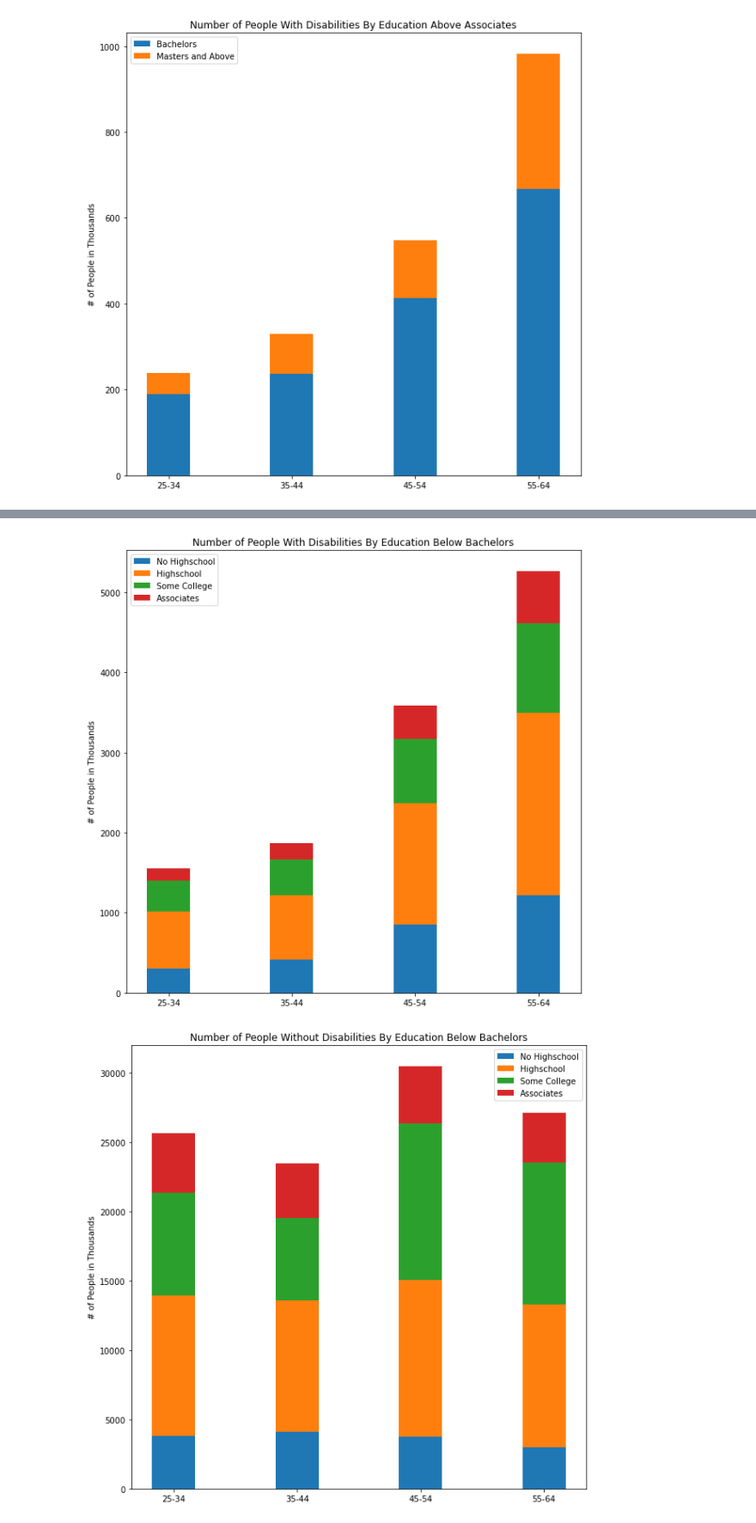
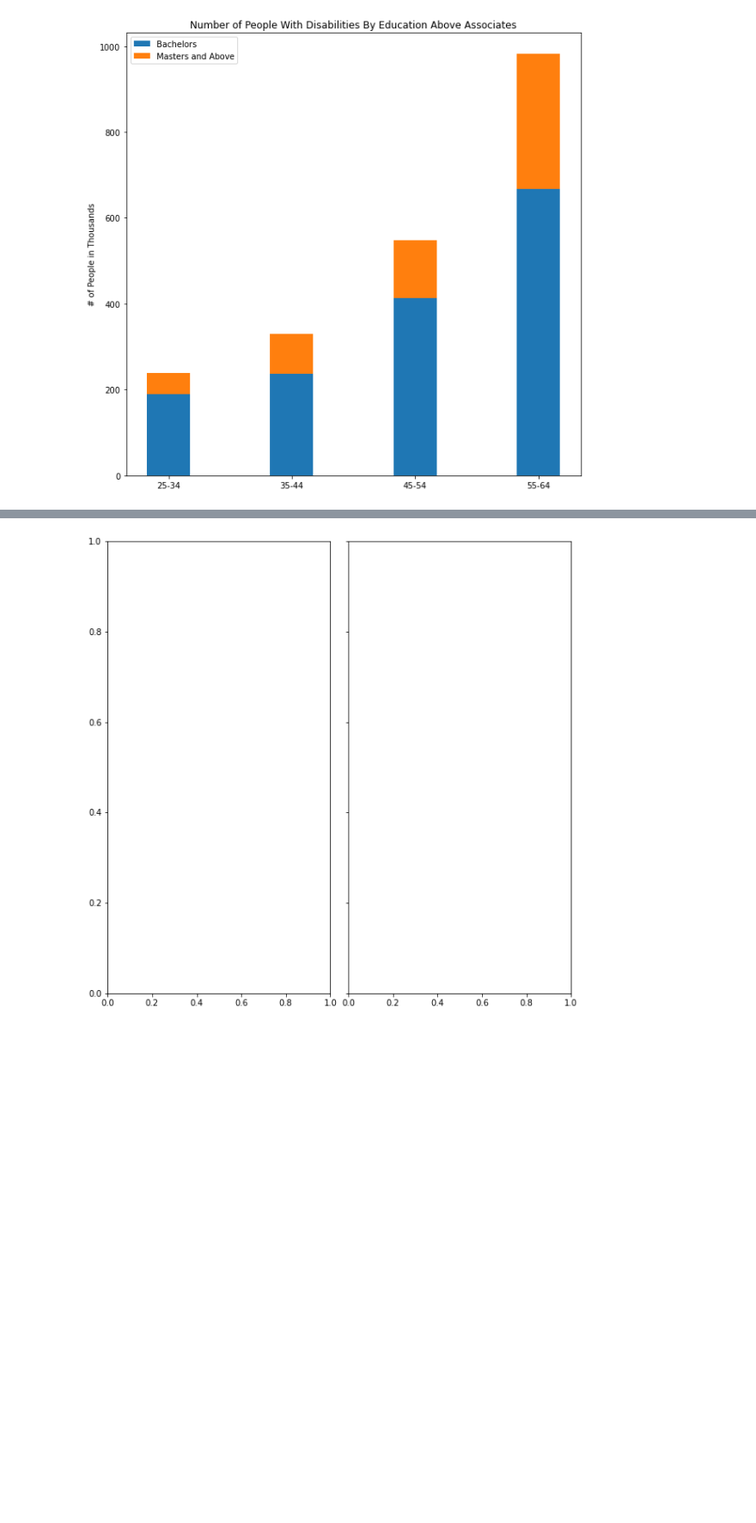
Before and after one commit to RaphaelAllusson/Disability-Research, a Jupyter notebook: Notebooks/analyzing_employment_and_education_data.ipynb, the cells around one changed output, grey strips where cells are left out. Shown: that part at 86% size. Cells and saved outputs as stored; diff of their text form; code cells hidden in the pictures; blank space fills up the shorter version.

```diff
--- a/Notebooks/analyzing_employment_and_education_data.ipynb
+++ b/Notebooks/analyzing_employment_and_education_data.ipynb
@@ -399,49 +374,20 @@ plt.show()
-# %%
-first_stacked = pd.read_excel('../Data/First Plot Data.xlsx')
-
-labels = ['25-34', '35-44', '45-54', '55-64']
-no_highschool = np.array([301, 417, 848, 1216])
-highschool = np.array([711, 799, 1517, 2275])
-some_college = np.array([393, 450, 804, 1118])
-associates = np.array([149, 199, 416, 654])
-
-width = 0.35       # the width of the bars: can also be len(x) sequence
-
-fig, ax = plt.subplots(figsize = (10,10))
-
-ax.bar(labels, no_highschool, width, label='No Highschool')
-ax.bar(labels, highschool, width, label='Highschool', bottom=no_highschool)
-ax.bar(labels, some_college, width, label='Some College', bottom=highschool + no_highschool)
-ax.bar(labels, associates, width, label='Associates', bottom=some_college + highschool + no_highschool)
-
-ax.set_ylabel('# of People in Thousands')
-ax.set_title('Number of People With Disabilities By Education Below Bachelors')
-ax.legend()
-
-plt.show()
-
-second_stacked = pd.read_excel('../Data/able_education_data.xlsx')
-
-labels = ['25-34', '35-44', '45-54', '55-64']
-no_highschool = np.array([3789, 4083, 3727, 2989])
-highschool = np.array([10161, 9512, 11294, 10267])
-some_college = np.array([7416, 5919, 11294, 10267])
-associates = np.array([4268, 3946, 4135, 3604])
-
-width = 0.35       # the width of the bars: can also be len(x) sequence
-
-fig, ax = plt.subplots(figsize = (10,10))
-
-ax.bar(labels, no_highschool, width, label='No Highschool')
-ax.bar(labels, highschool, width, label='Highschool', bottom=no_highschool)
-ax.bar(labels, some_college, width, label='Some College', bottom=highschool + no_highschool)
-ax.bar(labels, associates, width, label='Associates', bottom=some_college + highschool + no_highschool)
-
-ax.set_ylabel('# of People in Thousands')
-ax.set_title('Number of People Without Disabilities By Education Below Bachelors')
-ax.legend()
-
-plt.show()
-# %% [output]
-[figure, removed]
-[figure, removed]
+# %%
+datasets = {
+    'No Highschool': (labels, no_highschool),
+    'Highschool': (labels, highschool),
+    'Some College': (labels, some_college),
+    'Associates': (labels, associates)
+}
+
+labels = ['25-34', '35-44', '45-54', '55-64']
+no_highschool = np.array([301, 417, 848, 1216])
+highschool = np.array([711, 799, 1517, 2275])
+some_college = np.array([393, 450, 804, 1118])
+associates = np.array([149, 199, 416, 654])
+
+fig, axs = plt.subplots(1, 2, figsize=(10, 10),
+                        sharex=True,
+                        sharey=True,
+                        gridspec_kw={'wspace': 0.08, 'hspace': 0.08})
+# %% [output]
+[figure, added]
```
Also changed, not shown: parts of 22 cells of this notebook.
